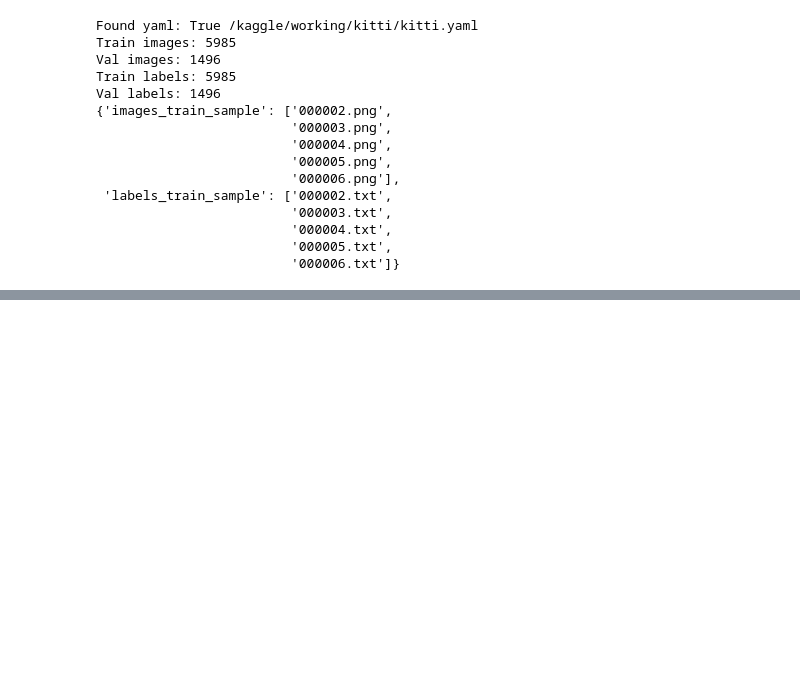
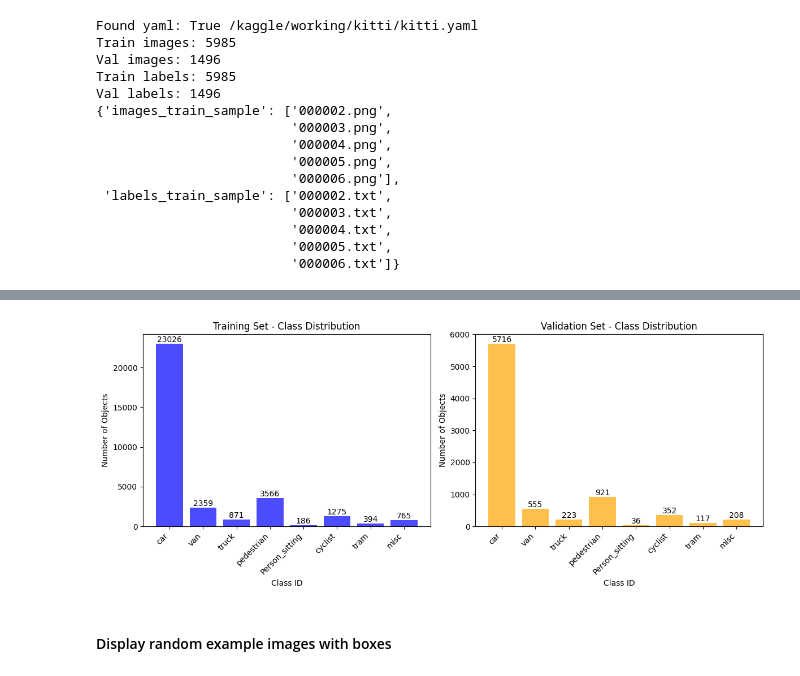
Before and after one commit to mostafa-abdelrashid/Real-time-object-detection-for-autonomous-vechiles, a Jupyter notebook: Main.ipynb, the cells around one changed output, grey strips where cells are left out. Saved outputs shown, nothing was run; the diff lists cells and outputs as text; code cells hidden in the pictures; blank space fills up the shorter version.

```diff
--- a/Main.ipynb
+++ b/Main.ipynb
@@ -105,0 +152,35 @@ Val labels: 1496
+# %%
+# Plot class distributions
+plt.figure(figsize=(12, 5))
+classes_list=['car','van','truck','pedestrian','Person_sitting','cyclist','tram','misc']
+# Training set plot
+plt.subplot(1, 2, 1)
+classes = sorted(train_class_counts.keys())
+counts = [train_class_counts[cls] for cls in classes]
+plt.bar(classes_list, counts, color='blue', alpha=0.7)
+plt.title('Training Set - Class Distribution')
+plt.xlabel('Class ID')
+plt.ylabel('Number of Objects')
+for i, count in enumerate(counts):
+    plt.text(classes[i], count, str(count), ha='center', va='bottom')
+plt.xticks(rotation=45, ha='right') # Rotate the x-labels by 45 degrees
+
+# Validation set plot
+plt.subplot(1, 2, 2)
+classes = sorted(val_class_counts.keys())
+counts = [val_class_counts[cls] for cls in classes]
+plt.bar(classes_list, counts, color='orange', alpha=0.7)
+plt.title('Validation Set - Class Distribution')
+plt.xlabel('Class ID')
+plt.ylabel('Number of Objects')
+for i, count in enumerate(counts):
+    plt.text(classes[i], count, str(count), ha='center', va='bottom')
+
+plt.xticks(rotation=45, ha='right') # Rotate the x-labels by 45 degrees
+
+plt.tight_layout()
+plt.show()
+# %% [output]
+[figure, added]
+# %% [markdown]
+#### Display random example images with boxes
```
Also changed, not shown: parts of 21 cells of this notebook.
